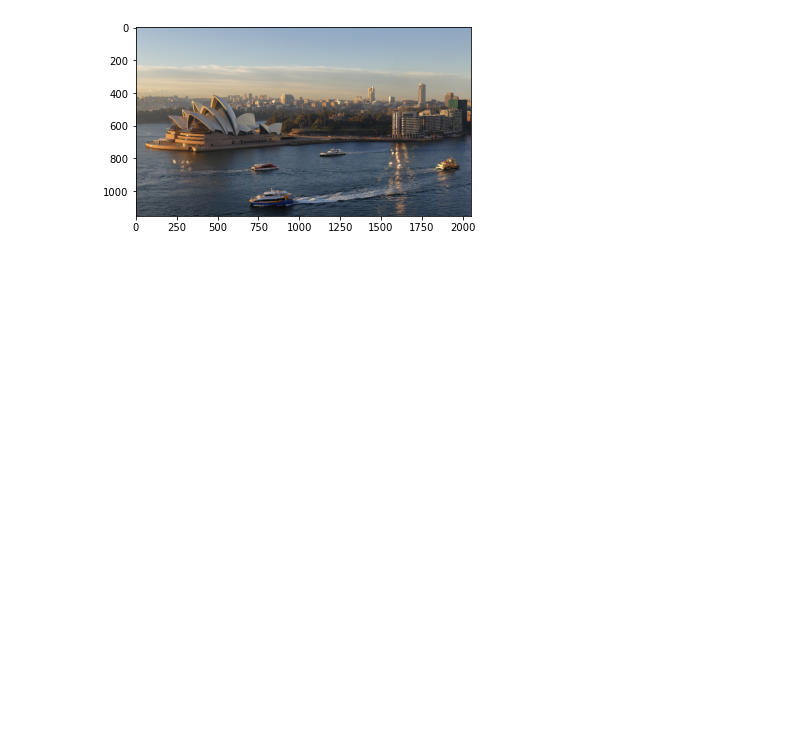
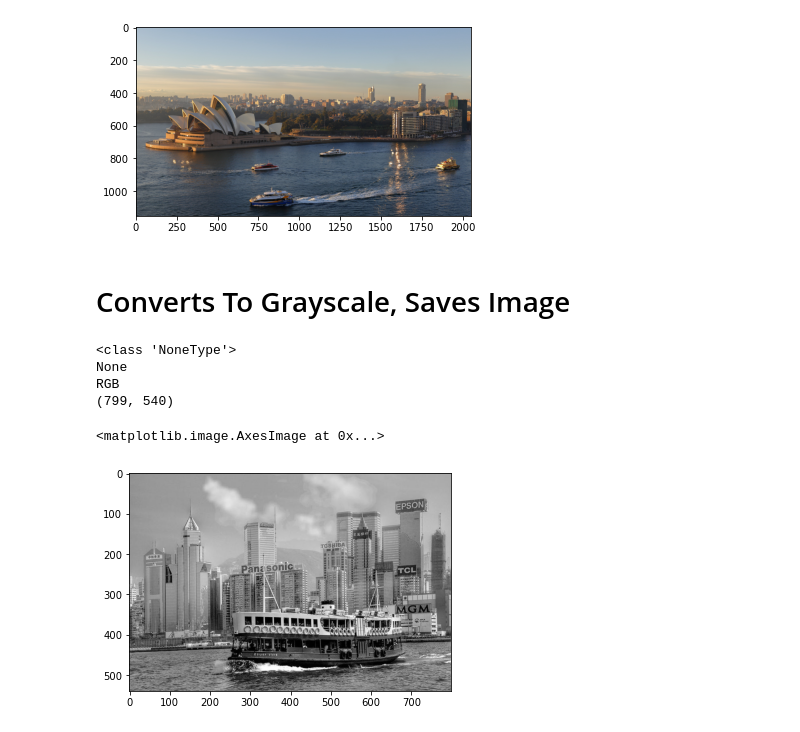
Before and after one commit to ben-wycliff/Deep-Learning, a Jupyter notebook: computer vision/Image Manipulation/ManipulatingImagesKeras.ipynb, the cells around one changed output. Saved outputs shown, nothing was run; the diff lists cells and outputs as text; code cells hidden in the pictures; blank space fills up the shorter version.

Commit message:
Creates and saves grayscale image

```diff
--- a/computer vision/Image Manipulation/ManipulatingImagesKeras.ipynb
+++ b/computer vision/Image Manipulation/ManipulatingImagesKeras.ipynb
@@ -39,3 +39,22 @@ pyplot.show()
 # %% [output]
 <class 'PIL.Image.Image'>
 [figure]
+# %% [markdown]
+# Converts To Grayscale, Saves Image
+# %%
+img_gray = load_img("hogkong.jpg", color_mode="grayscale")
+img_gray_array = img_to_array(img_gray)
+save_img("hogkonggray.jpg", img_gray_array)
+image2 = load_img("hogkonggray.jpg")
+print(type(image2.format))
+print(image2.format)
+print(image2.mode)
+print(image2.size)
+pyplot.imshow(image2)
+# %% [output]
+<class 'NoneType'>
+None
+RGB
+(799, 540)
+<matplotlib.image.AxesImage at 0x...>
+[figure, added]
```
Also changed, not shown: parts of 1 cell of this notebook, 1 other file.
